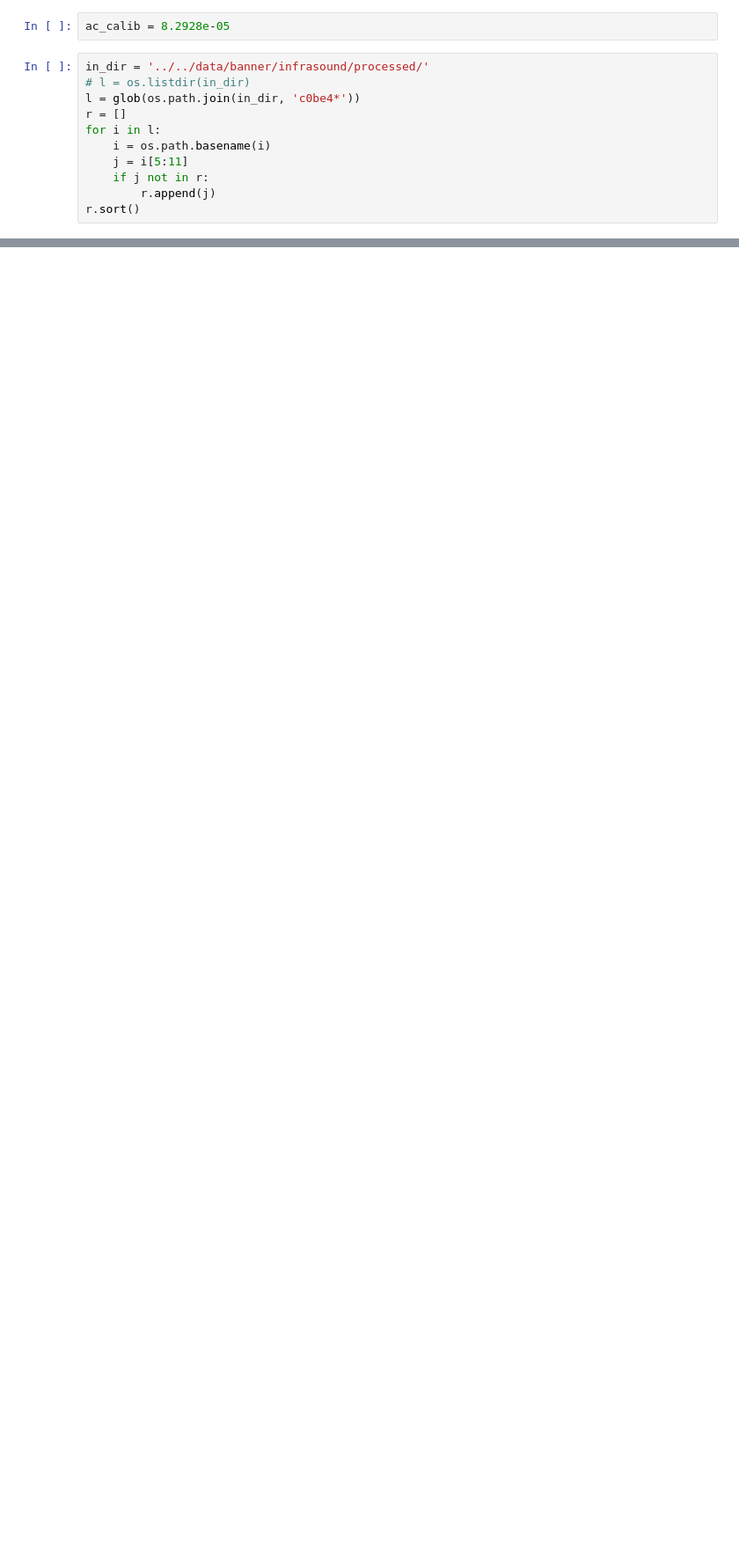
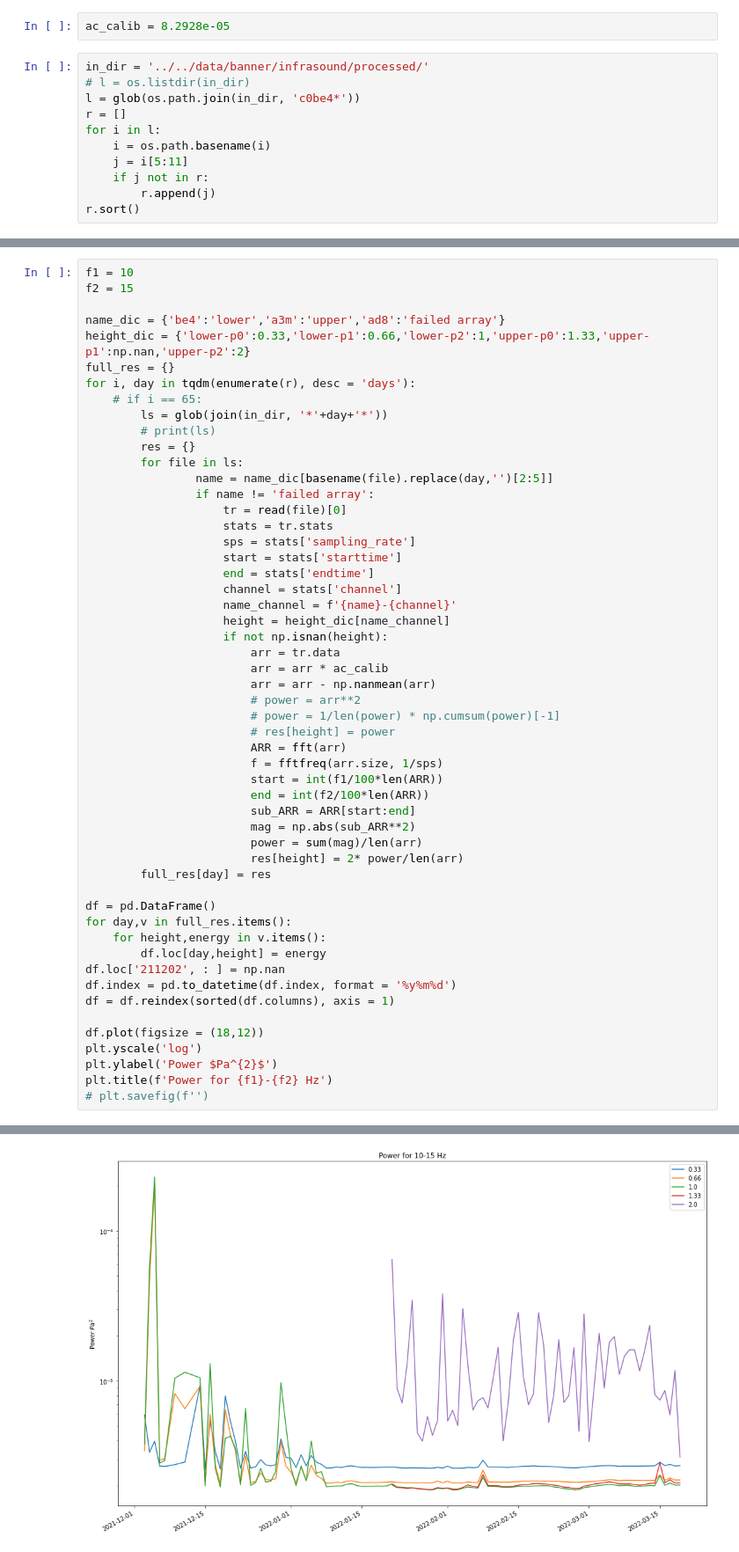
Before and after one commit to ZachHoppinen/infrasound-snow-attenuation, a Jupyter notebook: src/analysis/power_daily.ipynb, the cells around one changed output, grey strips where cells are left out. Shown at 88% size. Drawn from its saved outputs; the diff is of its cells as text; blank space fills up the shorter version.

```diff
--- a/src/analysis/power_daily.ipynb
+++ b/src/analysis/power_daily.ipynb
@@ -59,0 +187,54 @@ plt.yscale('log')
+# %%
+f1 = 10
+f2 = 15
+
+name_dic = {'be4':'lower','a3m':'upper','ad8':'failed array'}
+height_dic = {'lower-p0':0.33,'lower-p1':0.66,'lower-p2':1,'upper-p0':1.33,'upper-p1':np.nan,'upper-p2':2}
+full_res = {}
+for i, day in tqdm(enumerate(r), desc = 'days'):
+    # if i == 65:
+        ls = glob(join(in_dir, '*'+day+'*'))
+        # print(ls)
+        res = {}
+        for file in ls:
+                name = name_dic[basename(file).replace(day,'')[2:5]]
+                if name != 'failed array':
+                    tr = read(file)[0]
+                    stats = tr.stats
+                    sps = stats['sampling_rate']
+                    start = stats['starttime']
+                    end = stats['endtime']
+                    channel = stats['channel']
+                    name_channel = f'{name}-{channel}'
+                    height = height_dic[name_channel]
+                    if not np.isnan(height):
+                        arr = tr.data
+                        arr = arr * ac_calib
+                        arr = arr - np.nanmean(arr)
+                        # power = arr**2
+                        # power = 1/len(power) * np.cumsum(power)[-1]
+                        # res[height] = power
+                        ARR = fft(arr)
+                        f = fftfreq(arr.size, 1/sps)
+                        start = int(f1/100*len(ARR))
+                        end = int(f2/100*len(ARR))
+                        sub_ARR = ARR[start:end]
+                        mag = np.abs(sub_ARR**2)
+                        power = sum(mag)/len(arr)
+                        res[height] = 2* power/len(arr)
+        full_res[day] = res
+
+df = pd.DataFrame()
+for day,v in full_res.items():
+    for height,energy in v.items():
+        df.loc[day,height] = energy
+df.loc['211202', : ] = np.nan
+df.index = pd.to_datetime(df.index, format = '%y%m%d')
+df = df.reindex(sorted(df.columns), axis = 1)
+
+df.plot(figsize = (18,12))
+plt.yscale('log')
+plt.ylabel('Power $Pa^{2}$')
+plt.title(f'Power for {f1}-{f2} Hz')
+# plt.savefig(f'')
+# %% [output]
@@ -59,0 +242 @@ plt.yscale('log')
+[figure, added]
```
Also changed, not shown: parts of 17 cells of this notebook, 2 other files.
